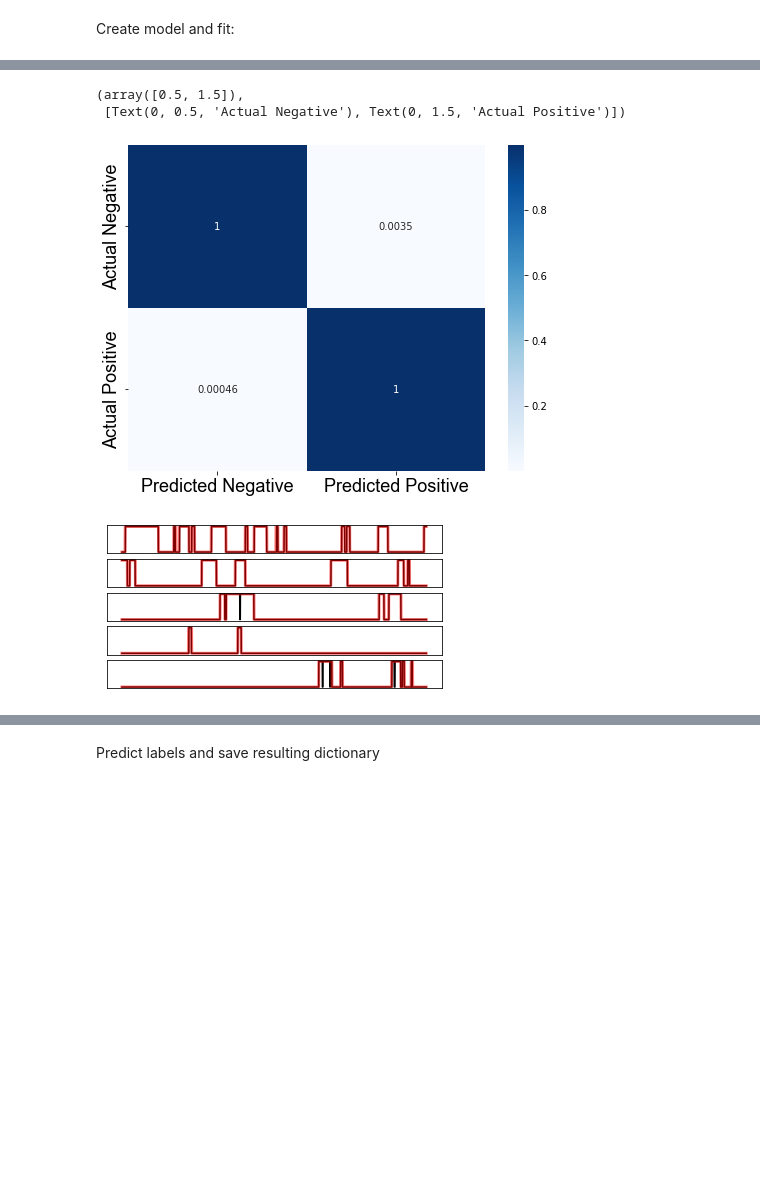
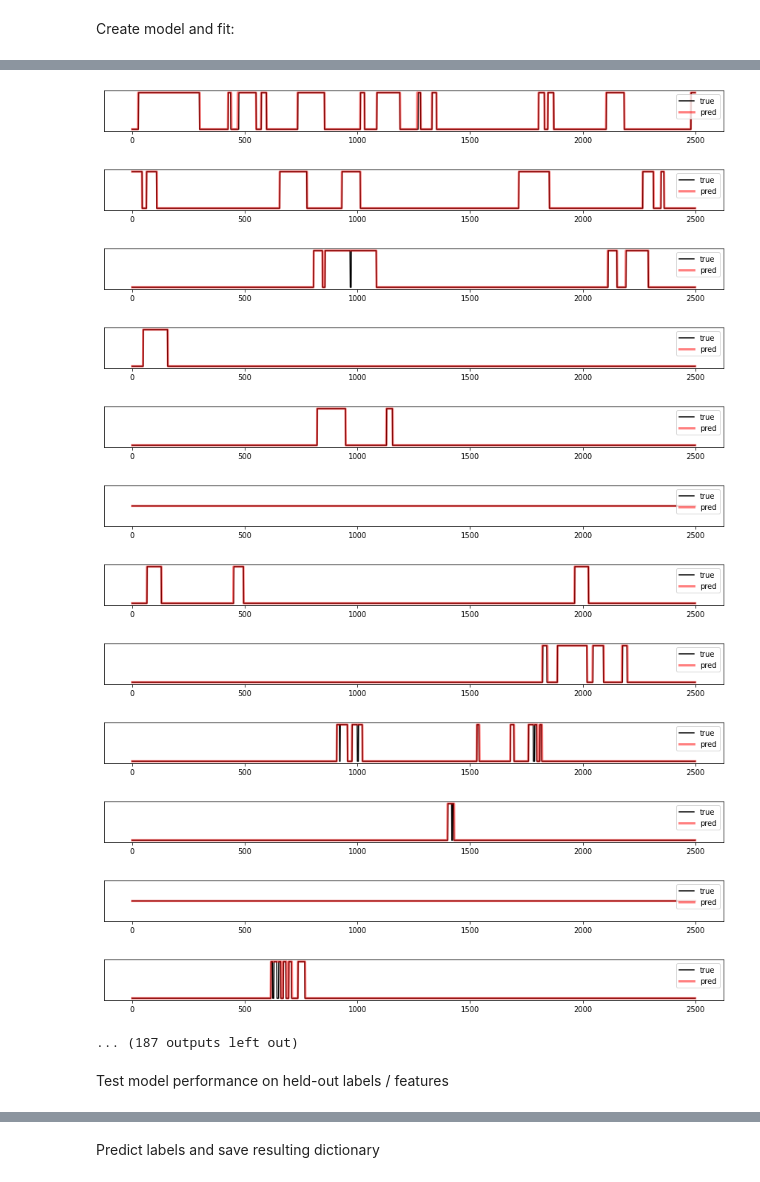
Before and after one commit to FalknerLab/AggressionObservation, a Jupyter notebook: behavior_classification/supervised_classifier.ipynb, the cells around one changed output, grey strips where cells are left out. Drawn from its saved outputs; the diff is of its cells as text; code cells hidden in the pictures; blank space fills up the shorter version.

```diff
--- a/behavior_classification/supervised_classifier.ipynb
+++ b/behavior_classification/supervised_classifier.ipynb
@@ -131,17 +130,19 @@ feats_list = list(set(feats_list1 + feats_list2 + feats_list3 + feats_list4 + fe
 feats_list.sort()
 feats_list = np.asarray(feats_list)
 
-# from tqdm import tqdm
+from tqdm import tqdm
+n=4
+new_features = {}
 
-features = {}
-implanted_list = ['3095', '3096', '3097', '4013', '4014', '4015', '4016', '29L', '30R2', '30B', '91R2', '30L', '87R2', '87L', '87B', '87L2', '86L', '86L2']
-feats_path = "//Volumes/Storage/data/processed_features_020924/"
-feat_pickles = np.sort([x for x in os.listdir(feats_path) if 'zscored' in x])
+feats_path = "S:\\jmig\\feature_processing\\processed_features_020924_parquets\\"
+feat_pickles = np.sort([x for x in os.listdir(feats_path) if 'zscored' in x and 'd2' in x or 'd9' in x or 'd3' in x])
 for session in tqdm(np.sort(feat_pickles)):
-    if any(imp in session for imp in implanted_list):
-        n = 4
-    else:
-        n = 3
-    z = pd.read_parquet(feats_path + session, columns=feats_list)
-    features['_'.join(session.split('_')[:n])] = z
+	z = pd.read_parquet(feats_path + session, columns=feats_list)
+	new_features['_'.join(session.split('_')[:n])] = z
+
+feats_path = "S:\\jmig\\feature_processing\\processed_features_not4training\\"
+feat_pickles = np.sort([x for x in os.listdir(feats_path) if 'zscored' in x and 'd2' in x or 'd9' in x or 'd3' in x])
+for session in tqdm(np.sort(feat_pickles)):
+	z = pd.read_parquet(feats_path + session, columns=feats_list)
+	new_features['_'.join(session.split('_')[:n])] = z
 # %% [markdown]
@@ -439,8 +378,8 @@ Epoch 50/50
 # %%
 # make model validations using balanced accuracy
 from sklearn.metrics import f1_score, precision_score, recall_score
-y_pred = loaded_model.predict(X) # original, non-resampled data
-# y_pred = model.predict(X)
+# y_pred = loaded_model.predict(X_test)
+y_pred = model.predict(X)
 y_pred_labels = (y_pred > 0.5).astype(int)
 print('balanced accuracy: %f' % balanced_accuracy_score(y, y_pred_labels))
 print('precision: %f' % precision_score(y, y_pred_labels))
@@ -483,32 +394,34 @@ recall: 0.999540
-# %%
-from sklearn.metrics import confusion_matrix, balanced_accuracy_score, f1_score, precision_score, recall_score
-cm = confusion_matrix(y_test, y_pred_labels_validation)
-cm = cm.astype('float') / cm.sum(axis=1)[:, np.newaxis]
-plt.figure(figsize=(8, 6))
-sns.heatmap(cm, annot=True, cmap='Blues', xticklabels=['Predicted Negative', 'Predicted Positive'], yticklabels=['Actual Negative', 'Actual Positive'])
-plt.xticks(fontsize=18, fontfamily='Arial')
-plt.yticks(fontsize=18, fontfamily='Arial')
-# plt.savefig('confusion_matrix.svg', dpi=300)
-# %% [output]
-(array([0.5, 1.5]),
- [Text(0, 0.5, 'Actual Negative'), Text(0, 1.5, 'Actual Positive')])
-[figure, removed]
 # %%
+# model performance on validation set
+
 plt.close()
 a = y_pred_labels.ravel()
 b = y.ravel()
 
 windows = np.arange(0, len(a), 2500)
 
-fig, ax = plt.subplots(5, 1, figsize=(6, 3))
-for w, window in enumerate(windows[[0, 1, 2, 34, 29]]):
-    ax[w].plot(b[window:window+2500], color='black', label='true')
-    ax[w].plot(a[window:window+2500], alpha=0.5, color='red', linewidth=3, label='pred')
-    ax[w].set_yticks([])
-    ax[w].set_xticks([])
-# plt.savefig('pred_true.svg', dpi=300)
+for window in windows:
+	plt.figure(figsize=(15, 1))
+	plt.plot(b[window:window+2500], color='black', label='true')
+	plt.plot(a[window:window+2500], alpha=0.5, color='red', linewidth=3, label='pred')
+	plt.legend()
+	plt.yticks([])
 # %% [output]
-[figure, old version]
+[figure, new version]
+[figure, added]
+[figure, added]
+[figure, added]
+[figure, added]
+[figure, added]
+[figure, added]
+[figure, added]
+[figure, added]
+[figure, added]
+[figure, added]
+[figure, added]
+... (187 outputs left out)
 # %%
 # Save the trained model
 model.save('MLP_041824_512units_balancedAcc&Precision.h5')
+# %% [markdown]
+Test model performance on held-out labels / features
```
Also changed, not shown: parts of 37 cells of this notebook, 10 other files.
